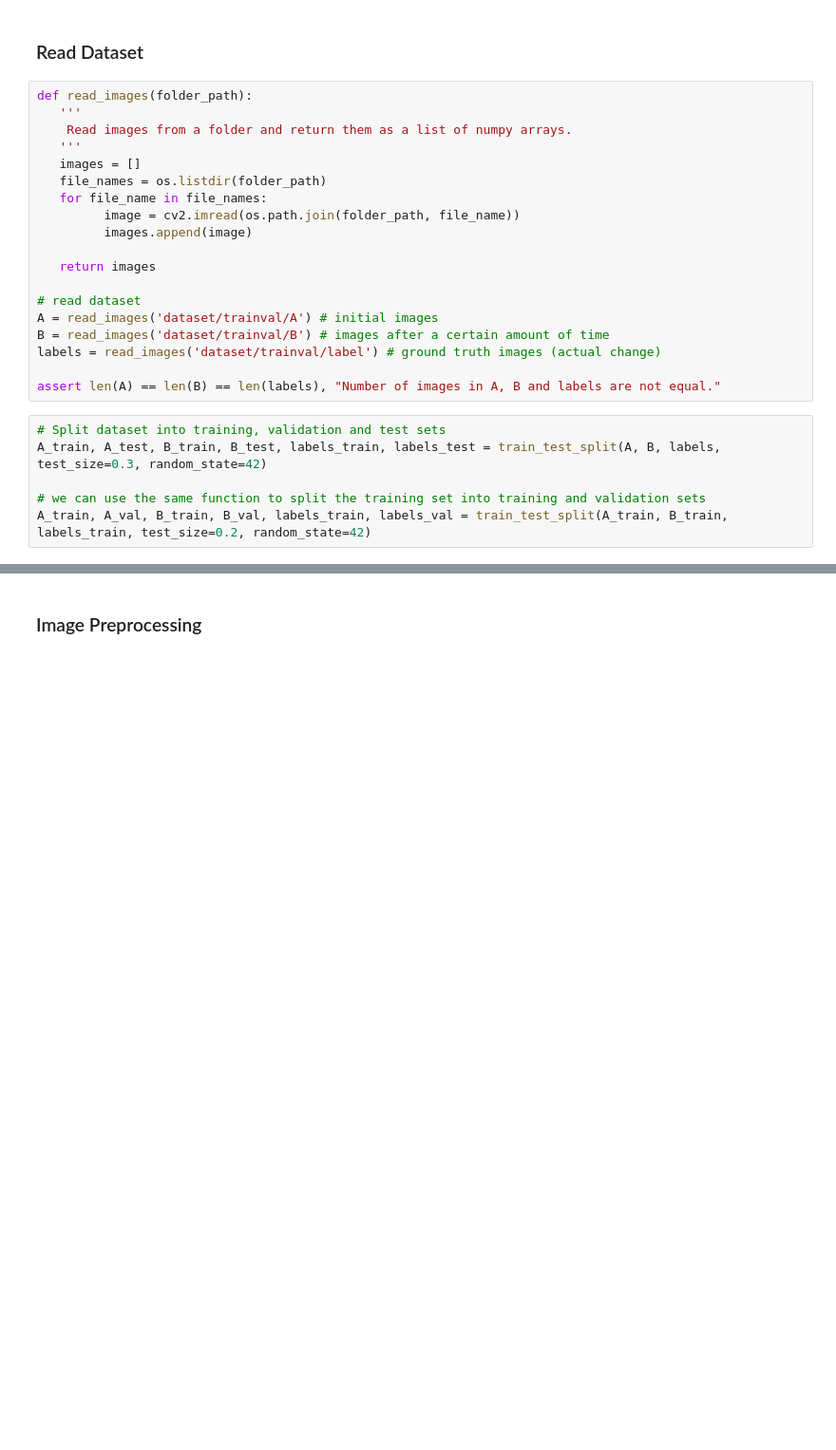
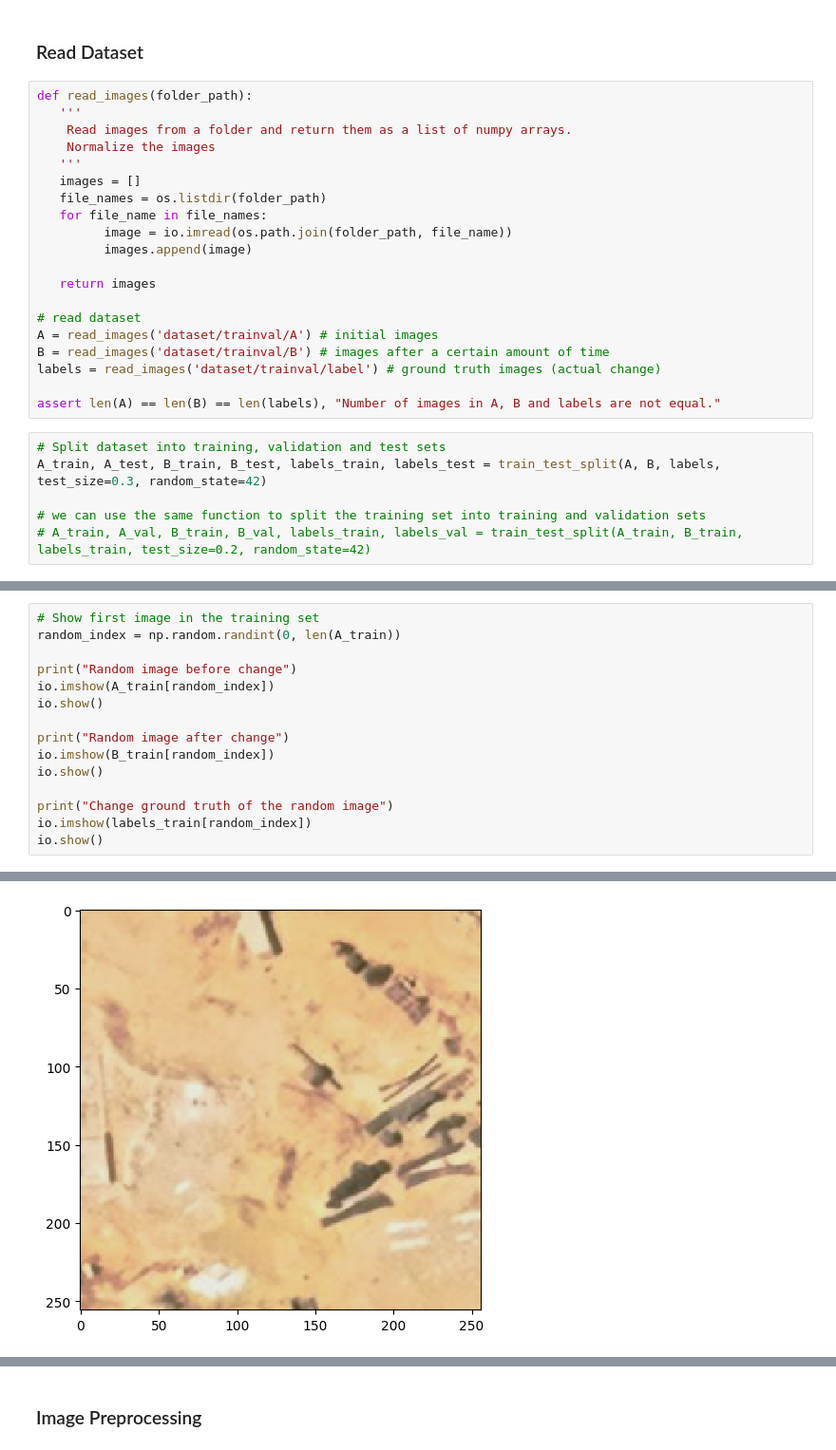
Before and after one commit to YasminElgendi/Satellite-Imagery-Project, a Jupyter notebook: change_detection.ipynb, the cells around one changed output, grey strips where cells are left out. Shown: that part at 95% size. Drawn from its saved outputs; the diff is of its cells as text; blank space fills up the shorter version.

```diff
--- a/change_detection.ipynb
+++ b/change_detection.ipynb
@@ -11,11 +12,12 @@ from sklearn.model_selection import train_test_split
 def read_images(folder_path):
    '''
     Read images from a folder and return them as a list of numpy arrays.
+    Normalize the images
    '''
    images = []
    file_names = os.listdir(folder_path)
    for file_name in file_names:
-         image = cv2.imread(os.path.join(folder_path, file_name))
+         image = io.imread(os.path.join(folder_path, file_name))
          images.append(image)
 
    return images
@@ -31,4 +33,4 @@ assert len(A) == len(B) == len(labels), "Number of images in A, B and labels are
 A_train, A_test, B_train, B_test, labels_train, labels_test = train_test_split(A, B, labels, test_size=0.3, random_state=42)
 
 # we can use the same function to split the training set into training and validation sets
-A_train, A_val, B_train, B_val, labels_train, labels_val = train_test_split(A_train, B_train, labels_train, test_size=0.2, random_state=42)
+# A_train, A_val, B_train, B_val, labels_train, labels_val = train_test_split(A_train, B_train, labels_train, test_size=0.2, random_state=42)
@@ -34,0 +41,16 @@ A_train, A_val, B_train, B_val, labels_train, labels_val = train_test_split(A_tr
+# %%
+# Show first image in the training set
+random_index = np.random.randint(0, len(A_train))
+
+print("Random image before change")
+io.imshow(A_train[random_index])
+io.show()
+
+print("Random image after change")
+io.imshow(B_train[random_index])
+io.show()
+
+print("Change ground truth of the random image")
+io.imshow(labels_train[random_index])
+io.show()
+# %% [output]
@@ -34,0 +58 @@ A_train, A_val, B_train, B_val, labels_train, labels_val = train_test_split(A_tr
+[figure, added]
```
Also changed, not shown: parts of 5 cells of this notebook.
